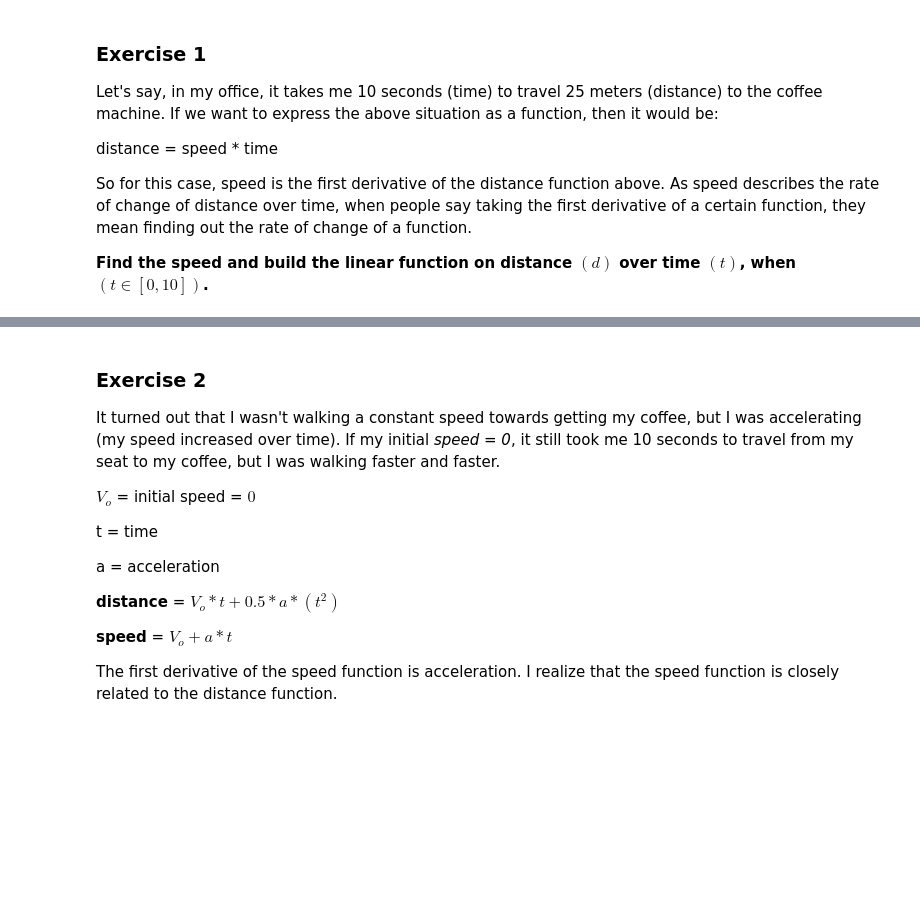
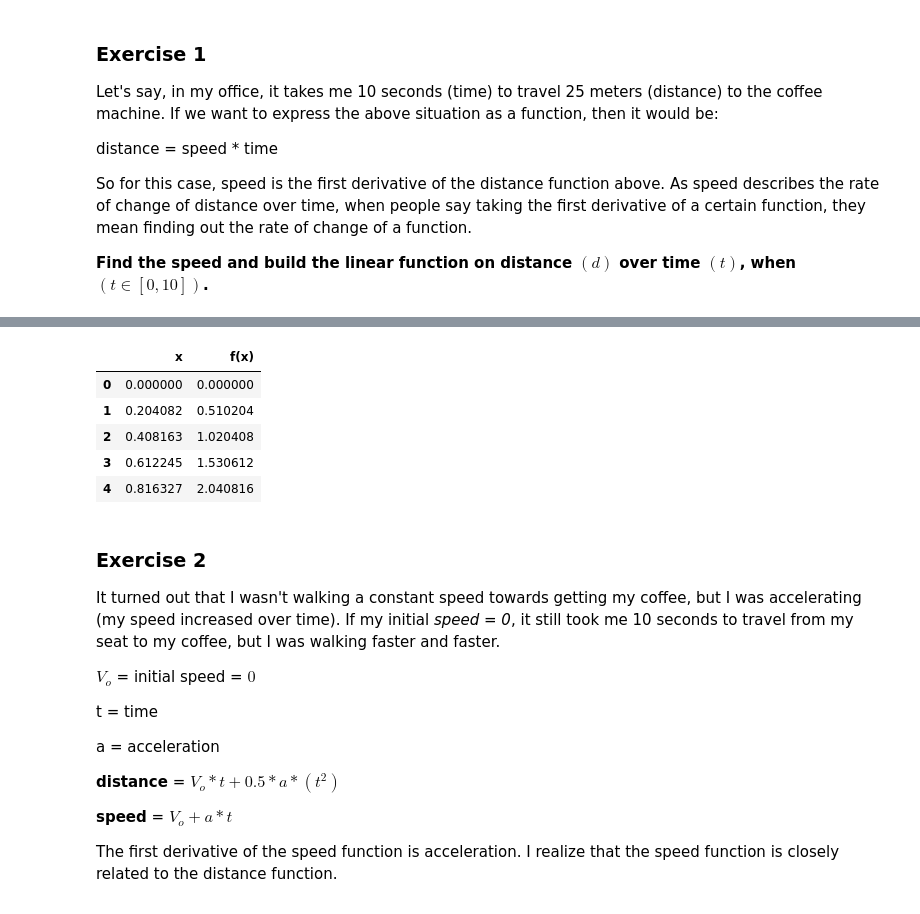
Before and after one commit to damianlicheri/calculus-and-algebra-problems-with-python, a Jupyter notebook: notebook/problems.ipynb, the cells around one changed output, grey strips where cells are left out. Cells and saved outputs as stored; diff of their text form; code cells hidden in the pictures; blank space fills up the shorter version.

```diff
--- a/notebook/problems.ipynb
+++ b/notebook/problems.ipynb
@@ -35,5 +39,14 @@ x = np.linspace(0,10) # Domain
 # %%
 # Create a DataFrame
+f1 = pd.DataFrame({'x': x, 'f(x)': f(x)})
+f1.head()
+# %% [output]
+|  | x | f(x) |
+| 0 | 0.000000 | 0.000000 |
+| 1 | 0.204082 | 0.510204 |
+| 2 | 0.408163 | 1.020408 |
+| 3 | 0.612245 | 1.530612 |
+| 4 | 0.816327 | 2.040816 |
 # %% [markdown]
 ### Exercise 2
 
```
Also changed, not shown: parts of 9 cells of this notebook.
